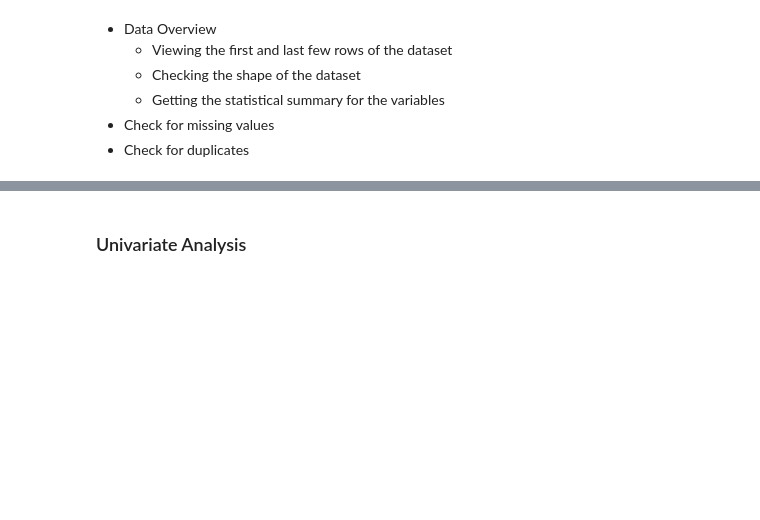
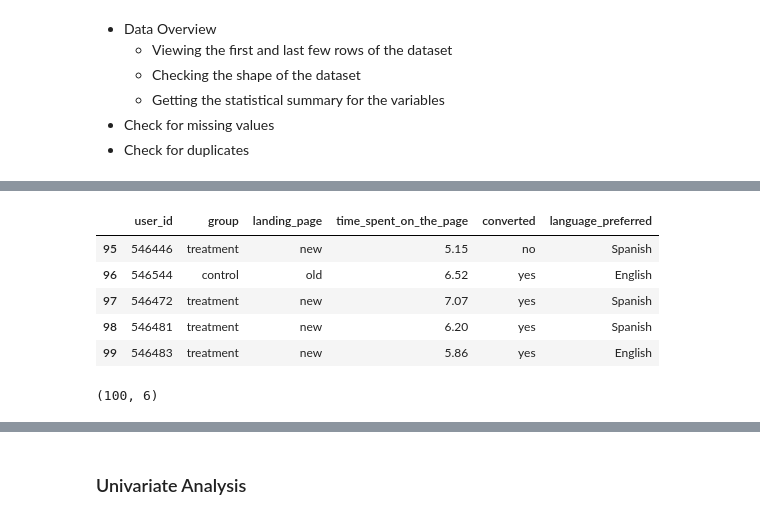
Before and after one commit to Irene-coder-dot/E-News-Express, a Jupyter notebook: ENews_Express_Learner_Notebook_Full_Code.ipynb, the cells around one changed output, grey strips where cells are left out. Saved outputs shown, nothing was run; the diff lists cells and outputs as text; code cells hidden in the pictures; blank space fills up the shorter version.

```diff
--- a/ENews_Express_Learner_Notebook_Full_Code.ipynb
+++ b/ENews_Express_Learner_Notebook_Full_Code.ipynb
@@ -52,0 +104,14 @@ ERROR: No matching distribution found for numpy==1.25.2
+# %%
+ENews_df.tail() # It shows the last 5 data in the dataset
+# %% [output]
+|  | user_id | group | landing_page | time_spent_on_the_page | converted | language_preferred |
+| 95 | 546446 | treatment | new | 5.15 | no | Spanish |
+| 96 | 546544 | control | old | 6.52 | yes | English |
+| 97 | 546472 | treatment | new | 7.07 | yes | Spanish |
+| 98 | 546481 | treatment | new | 6.20 | yes | Spanish |
+| 99 | 546483 | treatment | new | 5.86 | yes | English |
+# %%
+# Checking the shape of the dataset
+ENews_df.shape
+# %% [output]
+(100, 6)
```
Also changed, not shown: parts of 13 cells of this notebook.
